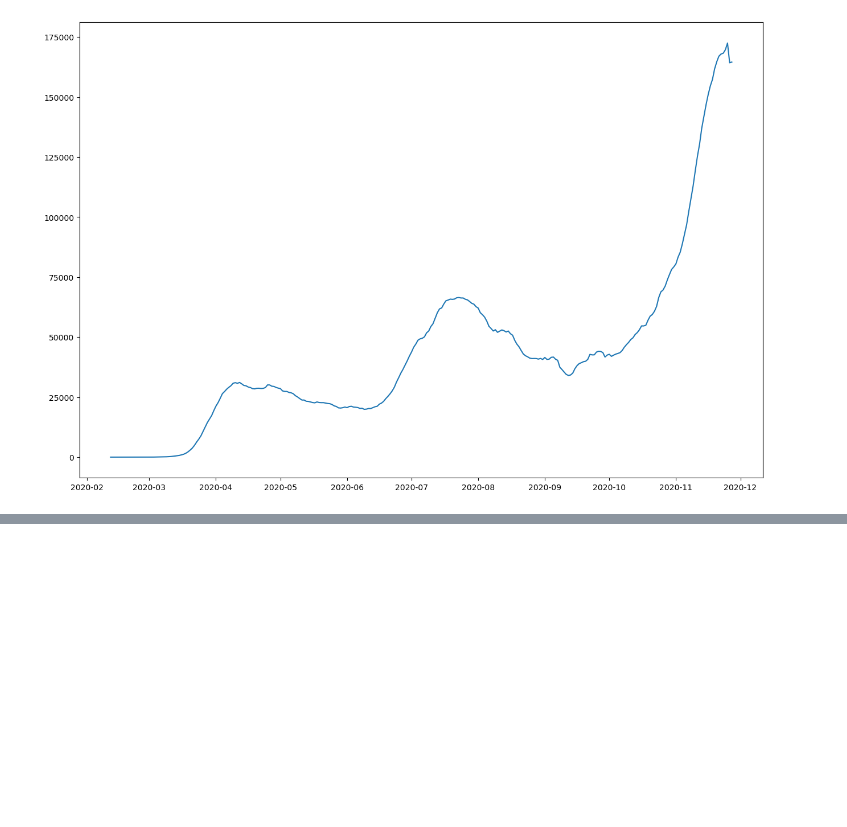
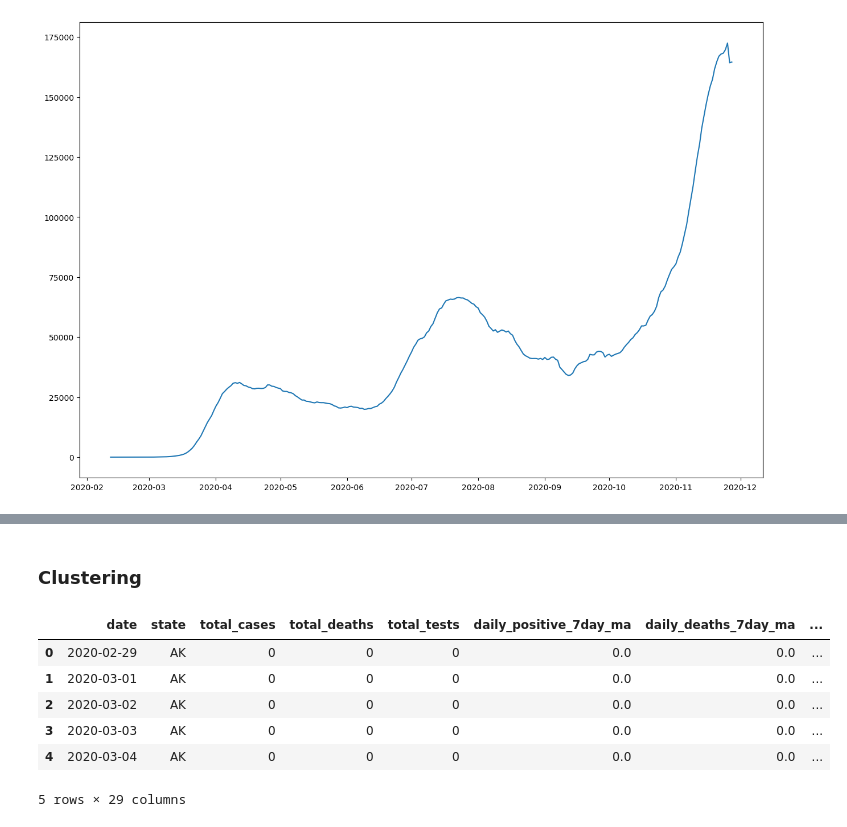
Before and after one commit to michaelcave1515/ai_work, a Jupyter notebook: covid_data/guInfectionEstimates.ipynb, the cells around one changed output, grey strips where cells are left out. Drawn from its saved outputs; the diff is of its cells as text; code cells hidden in the pictures; blank space fills up the shorter version.

```diff
--- a/covid_data/guInfectionEstimates.ipynb
+++ b/covid_data/guInfectionEstimates.ipynb
@@ -65,0 +91,12 @@ axes.plot(df_usa['date'], df_usa['daily_positive_7day_ma'])
+# %% [markdown]
+### Clustering
+# %%
+df_states.head()
+# %% [output]
+|  | date | state | total_cases | total_deaths | total_tests | daily_positive_7day_ma | daily_deaths_7day_ma | ... |
+| 0 | 2020-02-29 | AK | 0 | 0 | 0 | 0.0 | 0.0 | ... |
+| 1 | 2020-03-01 | AK | 0 | 0 | 0 | 0.0 | 0.0 | ... |
+| 2 | 2020-03-02 | AK | 0 | 0 | 0 | 0.0 | 0.0 | ... |
+| 3 | 2020-03-03 | AK | 0 | 0 | 0 | 0.0 | 0.0 | ... |
+| 4 | 2020-03-04 | AK | 0 | 0 | 0 | 0.0 | 0.0 | ... |
+5 rows × 29 columns
```
Also changed, not shown: parts of 22 cells of this notebook, 5 other files.
